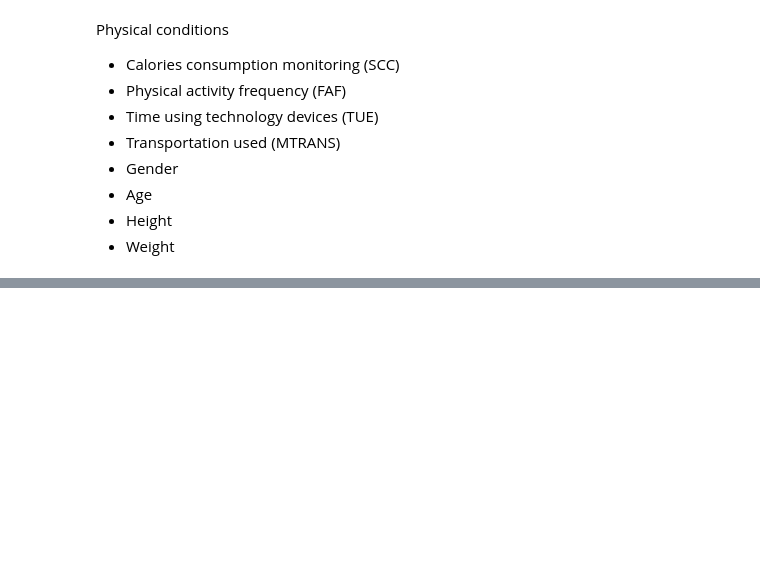
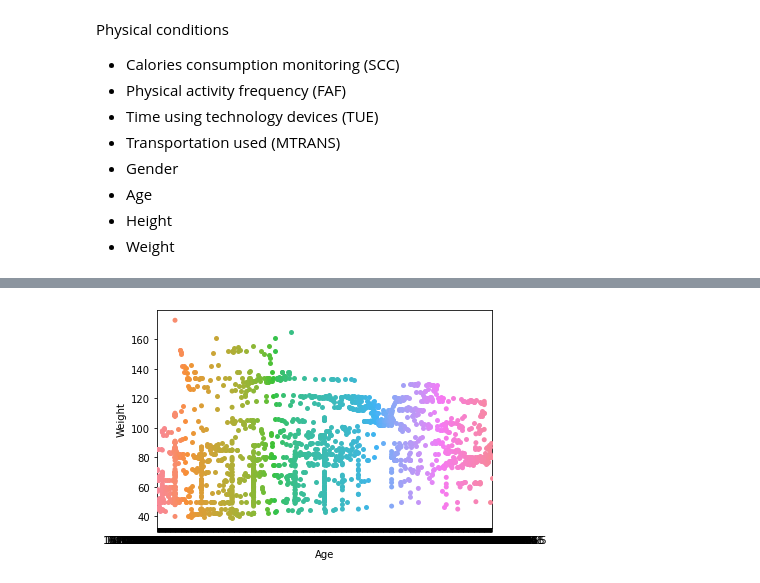
Before and after one commit to pythonandmore/obesityandlifestyle, a Jupyter notebook: DS2 Project Markdown.ipynb, the cells around one changed output, grey strips where cells are left out. Cells and saved outputs as stored; diff of their text form; code cells hidden in the pictures; blank space fills up the shorter version.

```diff
--- a/DS2 Project Markdown.ipynb
+++ b/DS2 Project Markdown.ipynb
@@ -48,0 +85,5 @@ in this section you will talk about how you found the data.
+# %%
+df['Age'].unique()
+g = sns.stripplot(x="Age", y="Weight", data=df, jitter=True)
+# %% [output]
+[figure, added]
```
Also changed, not shown: parts of 19 cells of this notebook.
